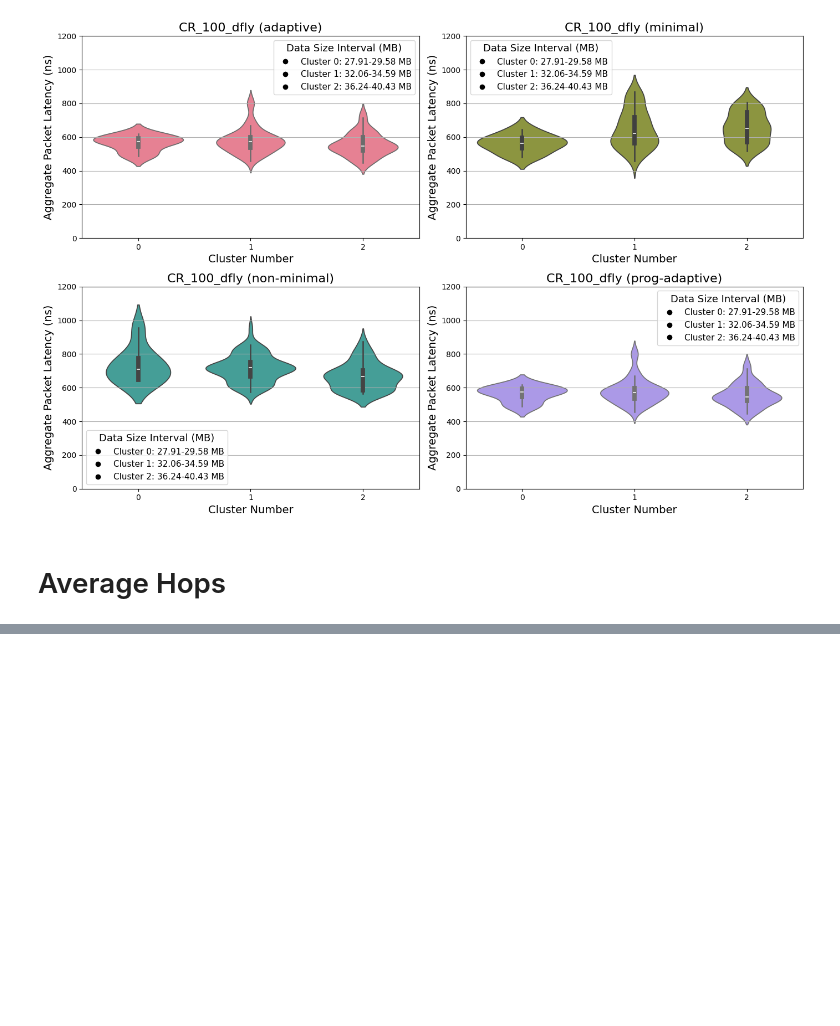
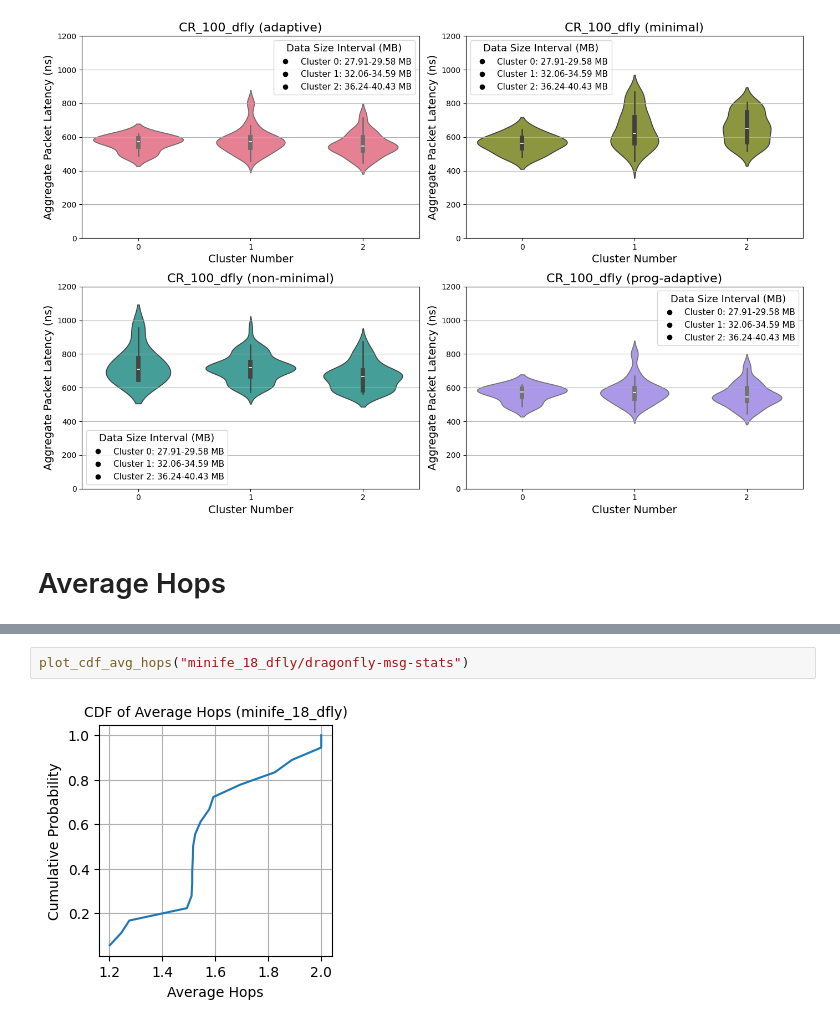
Before and after one commit to zzheng33/cs550, a Jupyter notebook: run/plot.ipynb, the cells around one changed output, grey strips where cells are left out. Saved outputs shown, nothing was run; the diff lists cells and outputs as text; blank space fills up the shorter version.

```diff
--- a/run/plot.ipynb
+++ b/run/plot.ipynb
@@ -229 +256,5 @@ plot_cdf_avg_hops("./arxiv/adaptive/miniamr_64_dfly/dragonfly-msg-stats")
+# %%
+plot_cdf_avg_hops("minife_18_dfly/dragonfly-msg-stats")
+# %% [output]
+[figure, added]
 # %%
```
Also changed, not shown: parts of 6 cells of this notebook.
